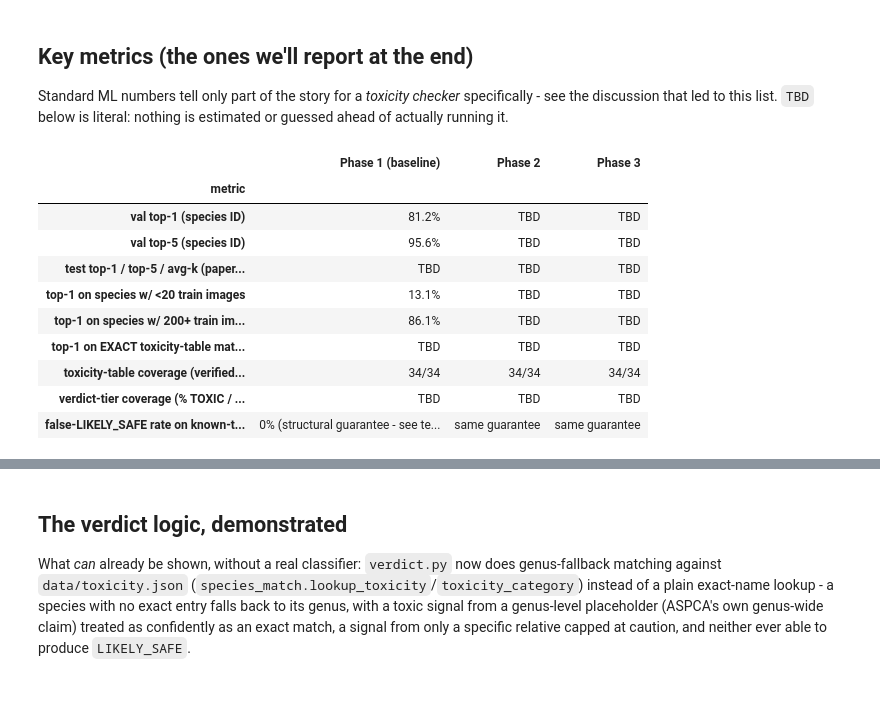
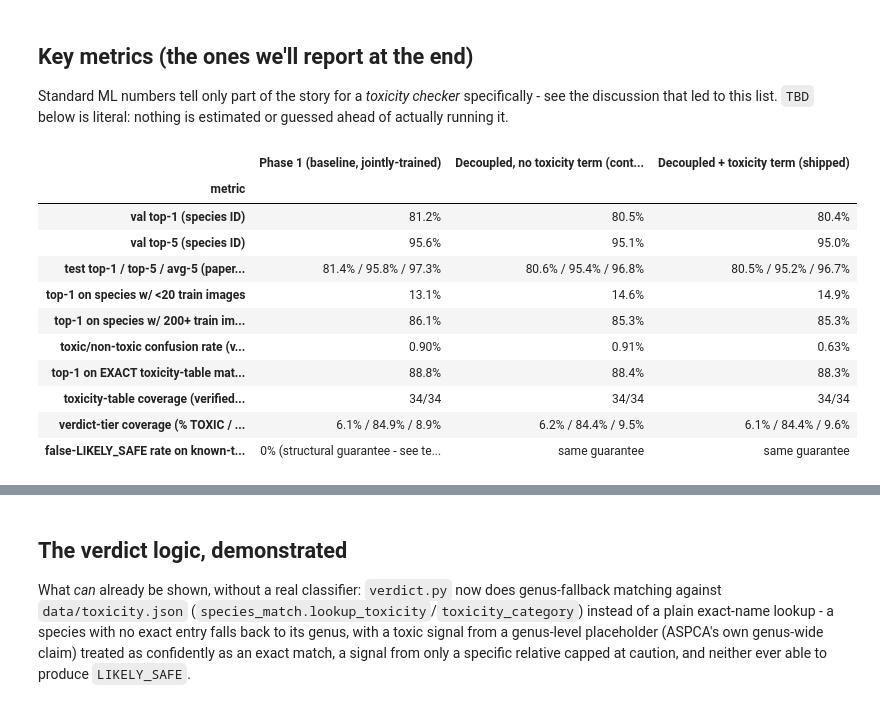
Before and after one commit to carltoast/purr-ceptron, a Jupyter notebook: notebooks/00_project_overview.ipynb, the cells around one changed output, grey strips where cells are left out. Cells and saved outputs as stored; diff of their text form; code cells hidden in the pictures.

```diff
--- a/notebooks/00_project_overview.ipynb
+++ b/notebooks/00_project_overview.ipynb
@@ -203,19 +203,26 @@ def load_eval_json(run, filename):
 baseline_val = load_eval_json("plantnet-baseline", "eval_from_features_val.json")
 baseline_test = load_eval_json("plantnet-baseline", "eval_from_features_test.json")
 baseline_breakdown = load_eval_json("plantnet-baseline", "species_breakdown_val.json")
+baseline_tiers = load_eval_json("plantnet-baseline", "verdict_tiers_val.json")
 
-# Phase 2 = the decoupled head, same loss, no imbalance reweighting and no
-# toxicity term yet - isolates decoupling's own cost from Phase 3's change.
-phase2_val = load_eval_json("decoupled_ce", "eval_val.json")
-phase2_test = load_eval_json("decoupled_ce", "eval_test.json")
-phase2_breakdown = load_eval_json("decoupled_ce", "species_breakdown_val.json")
+# "Decoupled, no toxicity term" = the same decoupled head, plain CE, no
+# imbalance reweighting and no toxicity term - isolates decoupling's own
+# cost from the toxicity term's effect below. NOT a shipped model - Class-
+# Balanced loss/Balanced Softmax were explored (notebook 04) and neither
+# was adopted, so there is no separate "Phase 2 product" to report here.
+control_val = load_eval_json("decoupled_ce", "eval_val.json")
+control_test = load_eval_json("decoupled_ce", "eval_test.json")
+control_breakdown = load_eval_json("decoupled_ce", "species_breakdown_val.json")
+control_tiers = load_eval_json("decoupled_ce", "verdict_tiers_val.json")
 
-# Phase 3 = the recommended model from notebook 04's round 5: plain CE +
-# toxicity_cost_weight=20 (no CB-loss/Balanced Softmax needed - see notebook
-# 04's take-aways for why).
-phase3_val = load_eval_json("decoupled_ce_toxicity_w20.0", "eval_val.json")
-phase3_test = load_eval_json("decoupled_ce_toxicity_w20.0", "eval_test.json")
-phase3_breakdown = load_eval_json("decoupled_ce_toxicity_w20.0", "species_breakdown_val.json")
+# "Decoupled + toxicity term" = the recommended model from notebook 04's
+# round 5: plain CE + toxicity_cost_weight=20 (no CB-loss/Balanced Softmax
+# needed). This is the model `check` actually uses by default (see
+# plant_toxicity_checker/config.py's DEFAULT_HEAD_RUN) - the shipped one.
+shipped_val = load_eval_json("decoupled_ce_toxicity_w20.0", "eval_val.json")
+shipped_test = load_eval_json("decoupled_ce_toxicity_w20.0", "eval_test.json")
+shipped_breakdown = load_eval_json("decoupled_ce_toxicity_w20.0", "species_breakdown_val.json")
+shipped_tiers = load_eval_json("decoupled_ce_toxicity_w20.0", "verdict_tiers_val.json")
 
 
 def pct(result, key):
@@ -231,53 +238,83 @@ def bucket_acc(breakdown, name, key):
 
 def confusion(result):
     if not result:
         return TBD
     rate = result["toxic_confusion"]["confusion_rate"]
     return f"{rate:.2%}" if rate is not None else TBD
 
 
 def test_summary(result):
     if not result:
         return TBD
     return f"{result['top_1']:.1%} / {result['top_5']:.1%} / {result['avg_5']:.1%}"
 
 
+def tier_summary(result):
+    if not result:
+        return TBD
+    tiers = result["tiers"]
+    order = ["toxic", "caution", "likely_safe"]
+    return " / ".join(f"{tiers.get(t, 0.0):.1%}" for t in order)
+
+
+def exact_match_top1(breakdown):
+    """top-1 restricted to the species with an EXACT toxicity-table
+    match (34 species, toxic or non-toxic) - same join as notebook
+    03's toxicity-category breakdown (`toxicity_matches`, already
+    built above), just filtered to "exact" instead of split by
+    category."""
+    if not breakdown:
+        return TBD
+    correct = total = 0
+    for row in breakdown["species"]:
+        if toxicity_matches[row["species_id"]].status != "exact":
+            continue
+        total += row["n_eval"]
+        correct += round(row["top1_accuracy"] * row["n_eval"])
+    return f"{correct / total:.1%}" if total else TBD
+
+
 rows = [
     ("val top-1 (species ID)",
-     pct(baseline_val, "top_1"), pct(phase2_val, "top_1"), pct(phase3_val, "top_1")),
+     pct(baseline_val, "top_1"), pct(control_val, "top_1"), pct(shipped_val, "top_1")),
     ("val top-5 (species ID)",
-     pct(baseline_val, "top_5"), pct(phase2_val, "top_5"), pct(phase3_val, "top_5")),
+     pct(baseline_val, "top_5"), pct(control_val, "top_5"), pct(shipped_val, "top_5")),
     ("test top-1 / top-5 / avg-5 (paper's own metric)",
-     test_summary(baseline_test), test_summary(phase2_test), test_summary(phase3_test)),
+     test_summary(baseline_test), test_summary(control_test), test_summary(shipped_test)),
     ("top-1 on species w/ <20 train images",
      bucket_acc(baseline_breakdown, "<20", "top1_accuracy"),
-     bucket_acc(phase2_breakdown, "<20", "top1_accuracy"),
-     bucket_acc(phase3_breakdown, "<20", "top1_accuracy")),
+     bucket_acc(control_breakdown, "<20", "top1_accuracy"),
+     bucket_acc(shipped_breakdown, "<20", "top1_accuracy")),
     ("top-1 on species w/ 200+ train images",
      bucket_acc(baseline_breakdown, "200+", "top1_accuracy"),
-     bucket_acc(phase2_breakdown, "200+", "top1_accuracy"),
-     bucket_acc(phase3_breakdown, "200+", "top1_accuracy")),
+     bucket_acc(control_breakdown, "200+", "top1_accuracy"),
+     bucket_acc(shipped_breakdown, "200+", "top1_accuracy")),
     ("toxic/non-toxic confusion rate (val, known-side species)",
-     confusion(baseline_val), confusion(phase2_val), confusion(phase3_val)),
-    ("top-1 on EXACT toxicity-table matches", TBD, TBD, TBD),
+     confusion(baseline_val), confusion(control_val), confusion(shipped_val)),
+    ("top-1 on EXACT toxicity-table matches (34 species)",
+     exact_match_top1(baseline_breakdown),
+     exact_match_top1(control_breakdown),
+     exact_match_top1(shipped_breakdown)),
     ("toxicity-table coverage (verified / exact-matched species)",
      f"{n_exact_verified}/{n_exact}", f"{n_exact_verified}/{n_exact}", f"{n_exact_verified}/{n_exact}"),
-    ("verdict-tier coverage (% TOXIC / CAUTION / LIKELY_SAFE)", TBD, TBD, TBD),
+    ("verdict-tier coverage (% TOXIC / CAUTION / LIKELY_SAFE)",
+     tier_summary(baseline_tiers), tier_summary(control_tiers), tier_summary(shipped_tiers)),
     ("false-LIKELY_SAFE rate on known-toxic species",
      "0% (structural guarantee - see tests/test_verdict.py, not measured empirically)",
      "same guarantee", "same guarantee"),
 ]
-pd.DataFrame(rows, columns=["metric", "Phase 1 (baseline)", "Phase 2", "Phase 3"]).set_index("metric")
+pd.DataFrame(rows, columns=["metric", 'Phase 1 (baseline, jointly-trained)', 'Decoupled, no toxicity term (control)', 'Decoupled + toxicity term (shipped)']).set_index("metric")
 # %% [output]
-|  | Phase 1 (baseline) | Phase 2 | Phase 3 |
+|  | Phase 1 (baseline, jointly-trained) | Decoupled, no toxicity term (cont... | Decoupled + toxicity term (shipped) |
 | metric |  |  |  |
-| val top-1 (species ID) | 81.2% | TBD | TBD |
-| val top-5 (species ID) | 95.6% | TBD | TBD |
-| test top-1 / top-5 / avg-k (paper... | TBD | TBD | TBD |
-| top-1 on species w/ <20 train images | 13.1% | TBD | TBD |
-| top-1 on species w/ 200+ train im... | 86.1% | TBD | TBD |
-| top-1 on EXACT toxicity-table mat... | TBD | TBD | TBD |
+| val top-1 (species ID) | 81.2% | 80.5% | 80.4% |
+| val top-5 (species ID) | 95.6% | 95.1% | 95.0% |
+| test top-1 / top-5 / avg-5 (paper... | 81.4% / 95.8% / 97.3% | 80.6% / 95.4% / 96.8% | 80.5% / 95.2% / 96.7% |
+| top-1 on species w/ <20 train images | 13.1% | 14.6% | 14.9% |
+| top-1 on species w/ 200+ train im... | 86.1% | 85.3% | 85.3% |
+| toxic/non-toxic confusion rate (v... | 0.90% | 0.91% | 0.63% |
+| top-1 on EXACT toxicity-table mat... | 88.8% | 88.4% | 88.3% |
 | toxicity-table coverage (verified... | 34/34 | 34/34 | 34/34 |
-| verdict-tier coverage (% TOXIC / ... | TBD | TBD | TBD |
+| verdict-tier coverage (% TOXIC / ... | 6.1% / 84.9% / 8.9% | 6.2% / 84.4% / 9.5% | 6.1% / 84.4% / 9.6% |
 | false-LIKELY_SAFE rate on known-t... | 0% (structural guarantee - see te... | same guarantee | same guarantee |
 # %% [markdown]
```
Also changed, not shown: parts of 15 cells of this notebook.
